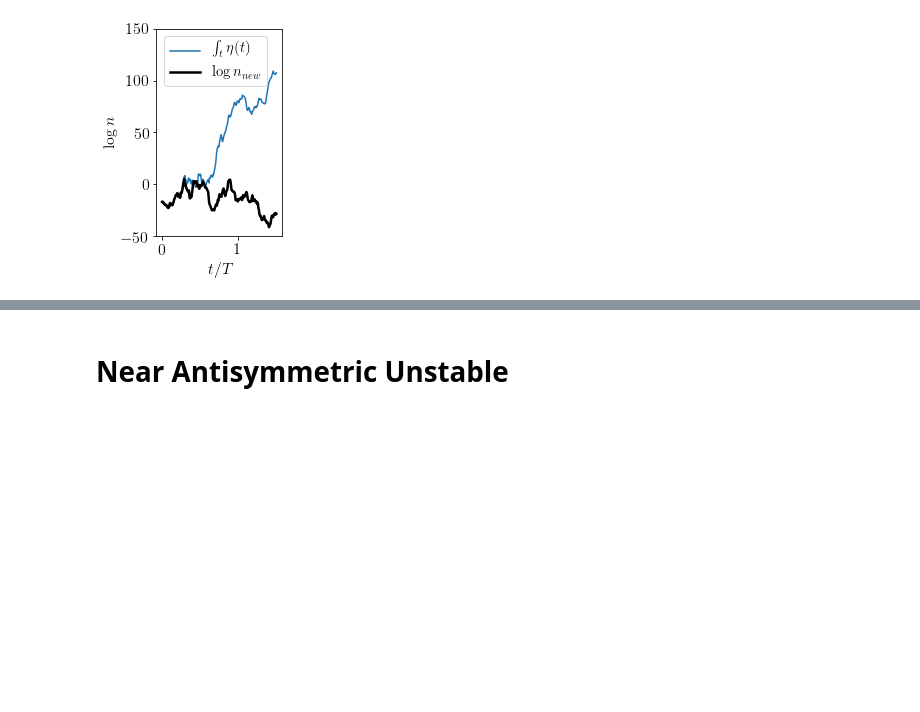
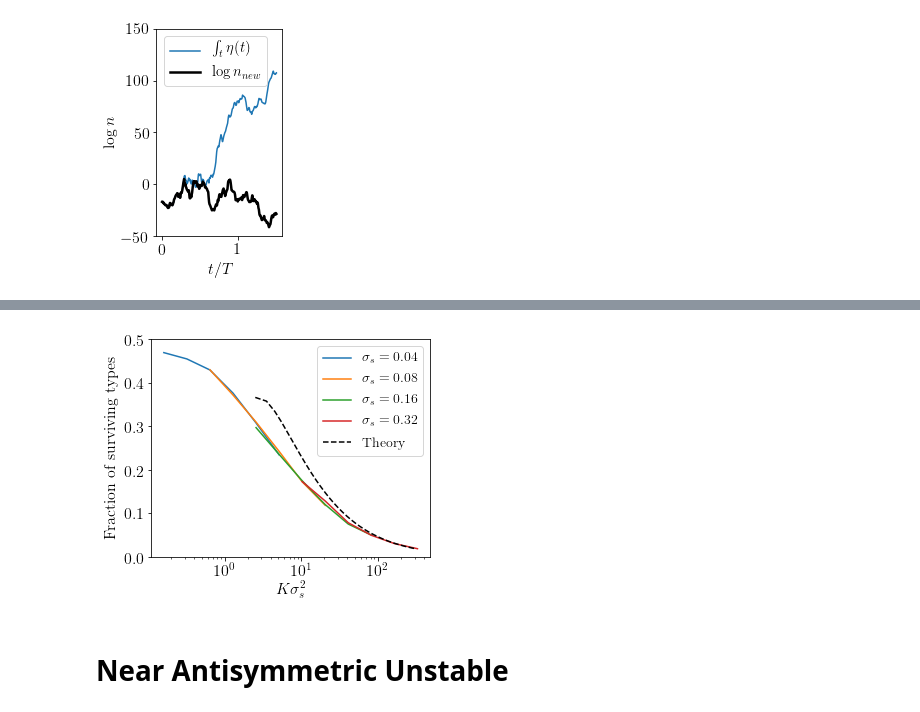
Before and after one commit to eco-theory/Island-eco-figures, a Jupyter notebook: Figure_plotting_2019_02.ipynb, the cells around one changed output, grey strips where cells are left out. Cells and saved outputs as stored; diff of their text form; code cells hidden in the pictures; blank space fills up the shorter version.

```diff
--- a/Figure_plotting_2019_02.ipynb
+++ b/Figure_plotting_2019_02.ipynb
@@ -358,3 +429,19 @@ plt.tight_layout()
+# %%
+plt.figure(figsize=(5,4))
+for i,sig_s in enumerate(sig_ss):
+    K_eff = np.array(Ks)*(sig_s**2)
+
+    plt.plot(K_eff,frac_surv_ave[:,i],label=r'$\sigma_s = {:.2f}$'.format(sig_s))
+K_eff_theory = np.arange(2.5,300,1)
+plt.plot(K_eff_theory,np.log(K_eff_theory)/K_eff_theory,color='k',ls='--',label='Theory')
+plt.legend(loc='upper right',fontsize=14)
+plt.ylim((0,0.5))
+plt.xlabel(r'$K\sigma_{s}^{2}$')
+plt.ylabel('Fraction of surviving types')
+plt.xscale('log')
+plt.savefig('figures/fit_diff_rescaled.pdf',transparent=True)
+# %% [output]
+[figure, added]
 # %% [markdown]
 # Near Antisymmetric Unstable
 # %% [markdown]
```
Also changed, not shown: parts of 17 cells of this notebook, 1 other file.
